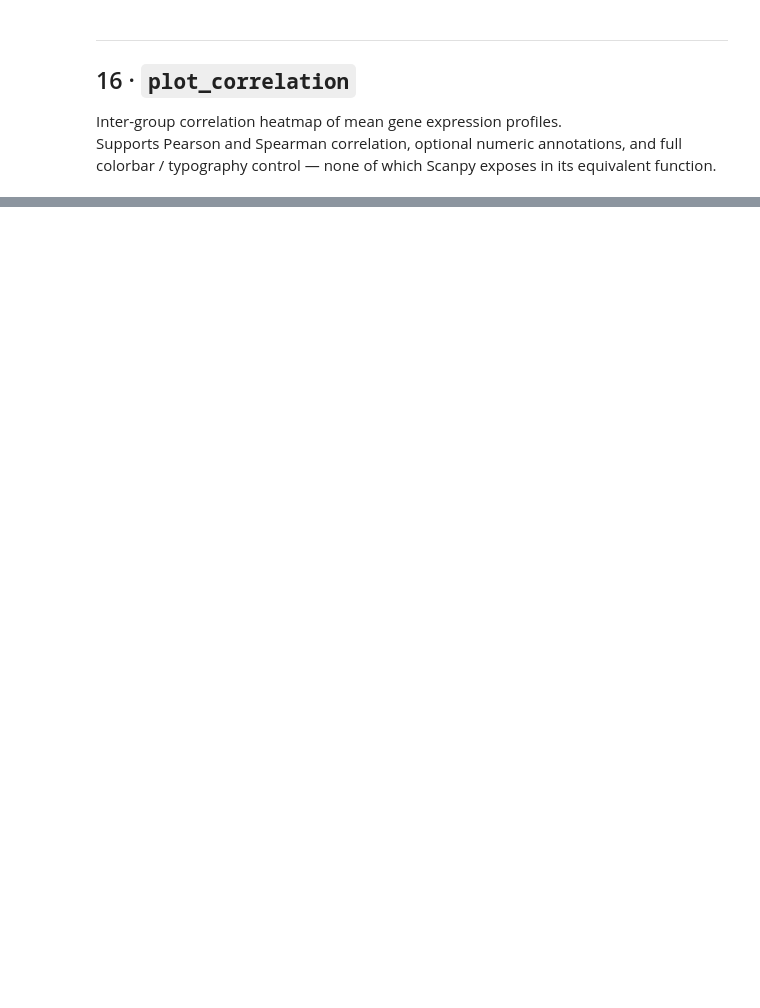
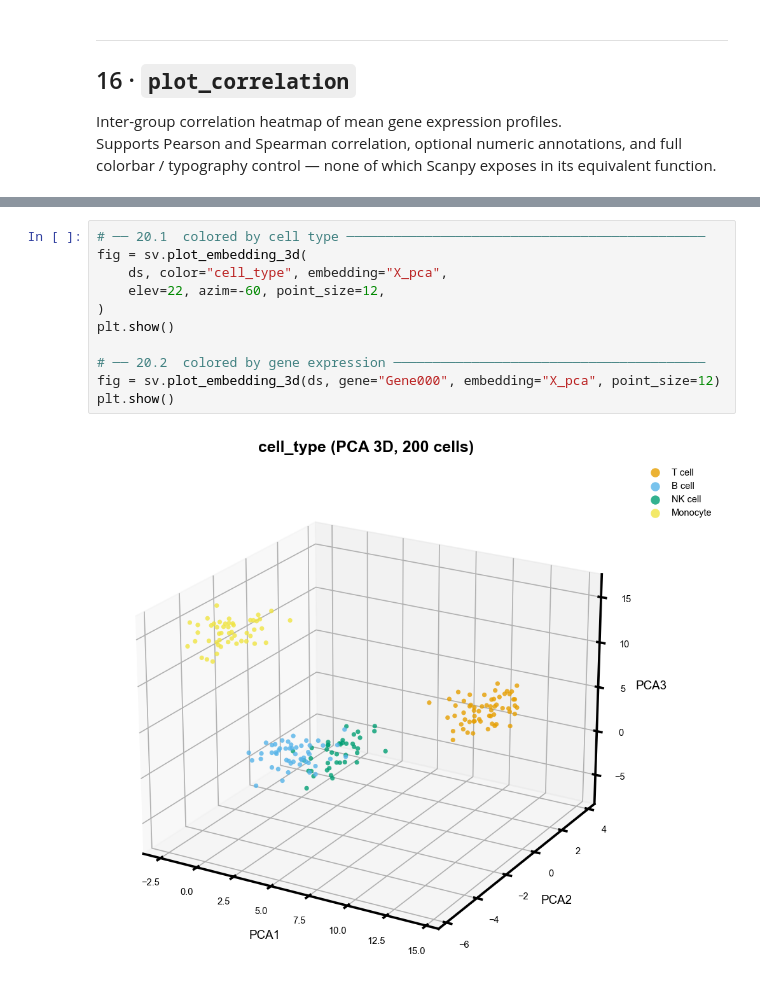
Before and after one commit to xuan13hao/scPyviewer, a Jupyter notebook: tutorial.ipynb, the cells around one changed output, grey strips where cells are left out. Drawn from its saved outputs; the diff is of its cells as text; blank space fills up the shorter version.

```diff
--- a/tutorial.ipynb
+++ b/tutorial.ipynb
@@ -939,0 +1015,13 @@ plt.show()
+# %%
+# ── 20.1  colored by cell type ──────────────────────────────────────────────
+fig = sv.plot_embedding_3d(
+    ds, color="cell_type", embedding="X_pca",
+    elev=22, azim=-60, point_size=12,
+)
+plt.show()
+
+# ── 20.2  colored by gene expression ────────────────────────────────────────
+fig = sv.plot_embedding_3d(ds, gene="Gene000", embedding="X_pca", point_size=12)
+plt.show()
+# %% [output]
+[figure, added]
```
Also changed, not shown: parts of 54 cells of this notebook, 1 other file.
